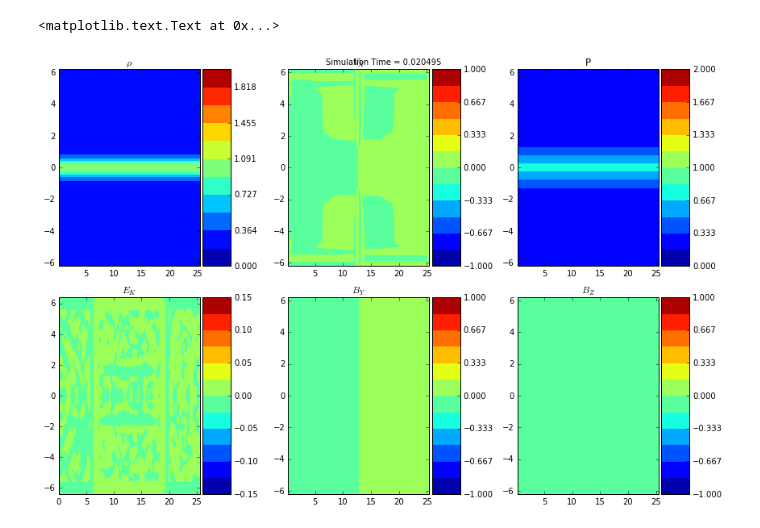
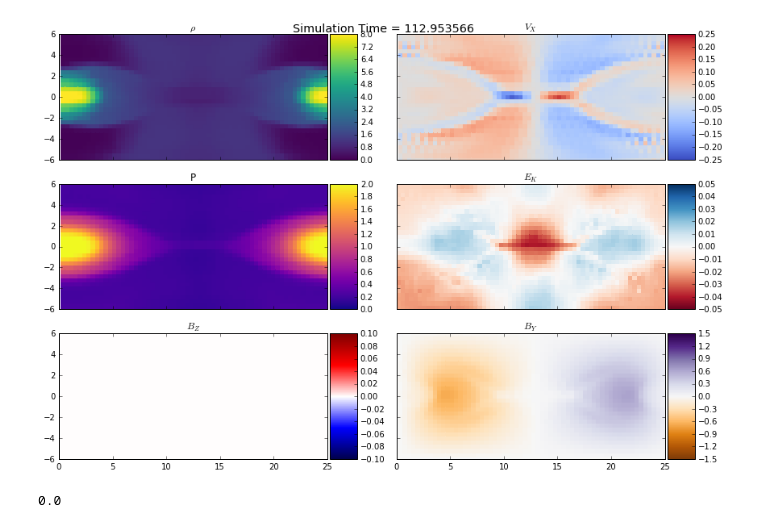
Before and after one commit to NCAR/MHDpy, a Jupyter notebook: Notebooks/PlotGEMResults.ipynb, the cells around one changed output. Saved outputs shown, nothing was run; the diff lists cells and outputs as text; code cells hidden in the pictures.

```diff
--- a/Notebooks/PlotGEMResults.ipynb
+++ b/Notebooks/PlotGEMResults.ipynb
@@ -11,7 +11,7 @@ import MHDpy
 # %%
 outdir = '/Users/wiltbemj/Downloads/MHDpy/'
 outbase ='gem'
-step = 1
+step = 9951
 hdf5Name = os.path.join(outdir,'%s-%06d.hdf5'%(outbase,step))
 hdf5file = h5py.File(hdf5Name,'r')
 # %%
@@ -42,60 +42,73 @@ Ek = hdf5file['Ek']
 # %%
 k=4
 golden_mean = (n.sqrt(5)-1.0)/2.0
 figwidth = 12
 figheight = 8
-fig,ax=pl.subplots(nrows=2,ncols=3,figsize=(figwidth,figheight))
+fig,ax=pl.subplots(nrows=3,ncols=2,figsize=(figwidth,figheight),sharex=True,sharey=True)
 
 levels = n.linspace(0,2,12)
-cf0 = ax[0,0].contourf(xc[NO2:-NO2,NO2:-NO2,k],yc[NO2:-NO2,NO2:-NO2,k],
-                    rho[NO2:-NO2,NO2:-NO2,k],levels)
+cf0 = ax[0,0].pcolor(xc[NO2:-NO2,NO2:-NO2,k],yc[NO2:-NO2,NO2:-NO2,k],
+                    rho[NO2:-NO2,NO2:-NO2,k],vmin=0,vmax=8,
+                    cmap=pl.get_cmap('viridis'))
 divider0 = make_axes_locatable(ax[0,0])
-cax0 = divider0.append_axes("right", size="20%", pad=0.05)
+cax0 = divider0.append_axes("right", size="10%", pad=0.05)
 cbar0 = pl.colorbar(cf0,cax=cax0)
 ax[0,0].set_title(r'$\rho$')
+ax[0,0].set_xlim((0,25))
+ax[0,0].set_ylim((-6,6))
 
 levels = n.linspace(-1.0,1.0,13)
-cf1 = ax[0,1].contourf(xc[NO2:-NO2,NO2:-NO2,k],yc[NO2:-NO2,NO2:-NO2,k],
-                    vx[NO2:-NO2,NO2:-NO2,k],levels)
+cf1 = ax[0,1].pcolor(xc[NO2:-NO2,NO2:-NO2,k],yc[NO2:-NO2,NO2:-NO2,k],
+                    vx[NO2:-NO2,NO2:-NO2,k],vmin=-2.5e-1,vmax=2.5e-1,
+                    cmap=pl.get_cmap('coolwarm'))
 divider1 = make_axes_locatable(ax[0,1])
-cax1 = divider1.append_axes("right", size="20%", pad=0.05)
+cax1 = divider1.append_axes("right", size="10%", pad=0.05)
 cbar1 = pl.colorbar(cf1,cax=cax1)
 ax[0,1].set_title(r'$V_X$')
 
 levels = n.linspace(0.0,2.0,13)
-cf2 = ax[0,2].contourf(xc[NO2:-NO2,NO2:-NO2,k],yc[NO2:-NO2,NO2:-NO2,k],
-                    p[NO2:-NO2,NO2:-NO2,k],levels)
-divider2 = make_axes_locatable(ax[0,2])
-cax2 = divider2.append_axes("right", size="20%", pad=0.05)
+cf2 = ax[1,0].pcolor(xc[NO2:-NO2,NO2:-NO2,k],yc[NO2:-NO2,NO2:-NO2,k],
+                    p[NO2:-NO2,NO2:-NO2,k],vmin=0,vmax=2.0,
+                    cmap=pl.get_cmap('plasma'))
+divider2 = make_axes_locatable(ax[1,0])
+cax2 = divider2.append_axes("right", size="10%", pad=0.05)
 cbar2 = pl.colorbar(cf2,cax=cax2)
-ax[0,2].set_title('P')
+ax[1,0].set_title('P')
 
 levels = n.linspace(-0.15,0.15,13)
-cf3 = ax[1,0].contourf(x[NO2:-NO2,NO2:-NO2,k],y[NO2:-NO2,NO2:-NO2,k],
-                    Ek[:,:,0],levels)
-divider3 = make_axes_locatable(ax[1,0])
-cax3 = divider3.append_axes("right", size="20%", pad=0.05)
+cf3 = ax[1,1].pcolor(x[NO2:-NO2,NO2:-NO2,k],y[NO2:-NO2,NO2:-NO2,k],
+                    Ek[:,:,0],vmin=-5.0e-2,vmax=5.0e-2,
+                    cmap=pl.get_cmap('RdBu'))
+divider3 = make_axes_locatable(ax[1,1])
+cax3 = divider3.append_axes("right", size="10%", pad=0.05)
 cbar3 = pl.colorbar(cf3,cax=cax3)
-ax[1,0].set_title(r'$E_K$')
+ax[1,1].set_title(r'$E_K$')
 
 
 levels = n.linspace(-1.0,1.0,13)
-cf4 = ax[1,1].contourf(xc[NO2:-NO2,NO2:-NO2,k],yc[NO2:-NO2,NO2:-NO2,k],
-                    by[NO2:-NO2,NO2:-NO2,k],levels)
-divider4 = make_axes_locatable(ax[1,1])
-cax4 = divider4.append_axes("right", size="20%", pad=0.05)
+cf4 = ax[2,0].pcolor(xc[NO2:-NO2,NO2:-NO2,k],yc[NO2:-NO2,NO2:-NO2,k],
+                    bz[NO2:-NO2,NO2:-NO2,k],vmin=-0.1,vmax=0.1,
+                    cmap=pl.get_cmap('seismic'))
+divider4 = make_axes_locatable(ax[2,0])
+cax4 = divider4.append_axes("right", size="10%", pad=0.05)
 cbar4 = pl.colorbar(cf4,cax=cax4)
-ax[1,1].set_title(r'$B_Y$')
+ax[2,0].set_title(r'$B_Z$')
 
 levels = n.linspace(-1.0e-13,1.0e-13,13)
-cf5 = ax[1,2].contourf(xc[NO2:-NO2,NO2:-NO2,k],yc[NO2:-NO2,NO2:-NO2,k],
-                    bz[NO2:-NO2,NO2:-NO2,k],levels)
-divider4 = make_axes_locatable(ax[1,2])
-cax4 = divider4.append_axes("right", size="20%", pad=0.05)
-cbar4 = pl.colorbar(cf4,cax=cax4)
-ax[1,2].set_title(r'$B_Z$')
+cf5 = ax[2,1].pcolor(xc[NO2:-NO2,NO2:-NO2,k],yc[NO2:-NO2,NO2:-NO2,k],
+                    by[NO2:-NO2,NO2:-NO2,k],vmin=-1.5,vmax=1.5,
+                    cmap=pl.get_cmap('PuOr'))
+divider5 = make_axes_locatable(ax[2,1])
+cax5 = divider5.append_axes("right", size="10%", pad=0.05)
+cbar5 = pl.colorbar(cf5,cax=cax5)
+ax[2,1].set_title(r'$B_Y$')
+
+
+fig.suptitle('Simulation Time = %f' % Time,fontsize='x-large')
 pl.tight_layout()
-fig.suptitle('Simulation Time = %f' % Time)
 # %% [output]
-<matplotlib.text.Text at 0x...>
-[figure, old version]
+[figure, new version]
+# %%
+n.max(bz)
+# %% [output]
+0.0
```
Also changed, not shown: 8 other files.
